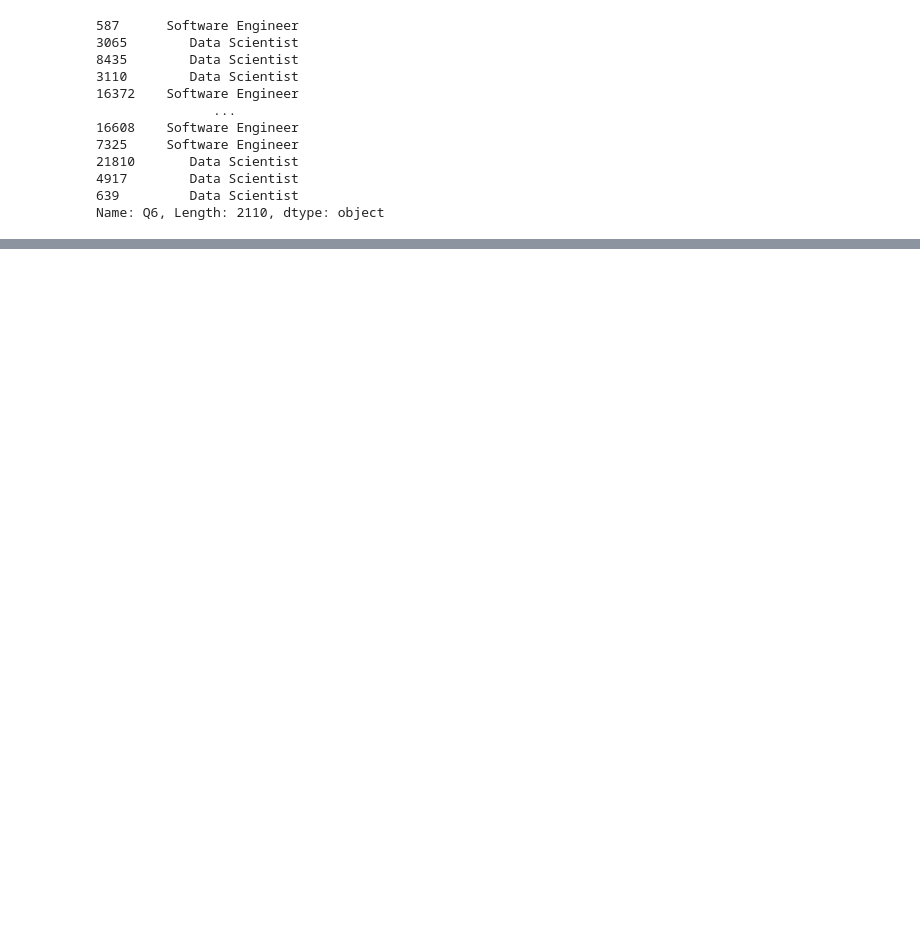
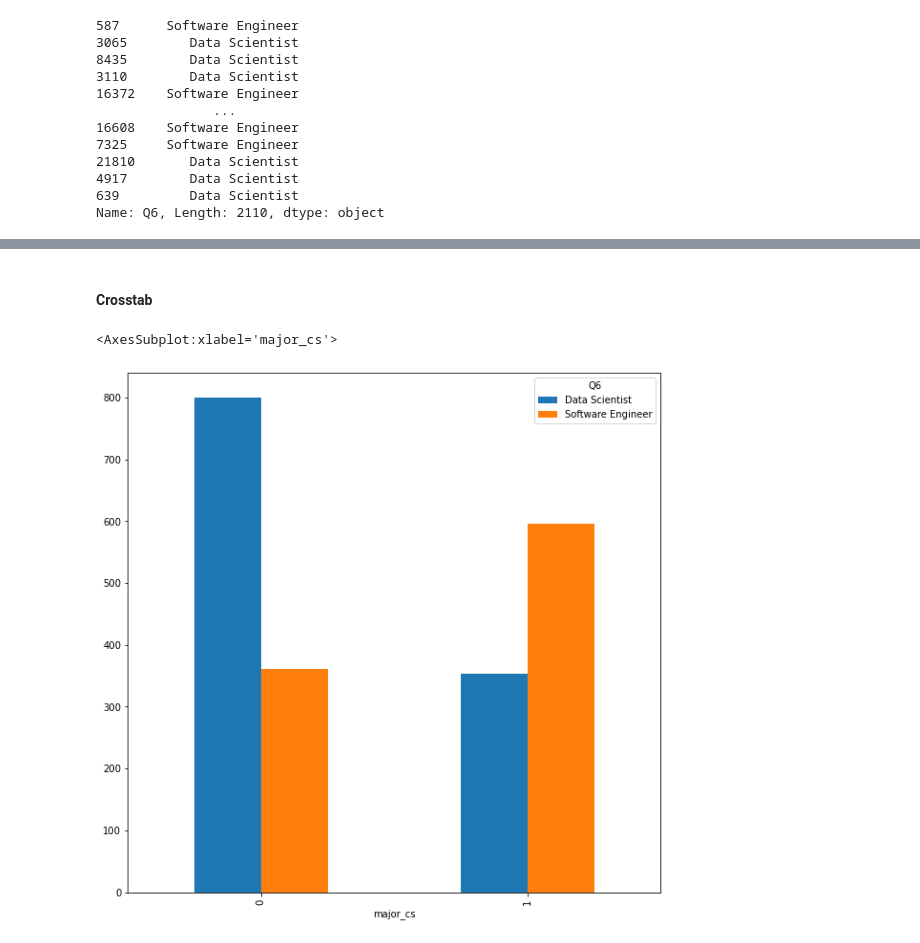
Before and after one commit to curtpond/xgboost, a Jupyter notebook: kaggle-survey.ipynb, the cells around one changed output, grey strips where cells are left out. Saved outputs shown, nothing was run; the diff lists cells and outputs as text; code cells hidden in the pictures; blank space fills up the shorter version.

```diff
--- a/kaggle-survey.ipynb
+++ b/kaggle-survey.ipynb
@@ -230,0 +278,11 @@ Name: Q6, Length: 2110, dtype: object
+# %% [markdown]
+#### Crosstab
+# %%
+fig, ax = plt.subplots(figsize=(10, 10)) # create a figure and axes
+(pd.crosstab(index=X_train['major_cs'], # use the X_train dataframe
+             columns=kag_y) # add the target variable
+             .plot.bar(ax=ax) # plot the bar chart
+             )
+# %% [output]
+<AxesSubplot:xlabel='major_cs'>
+[figure, added]
```
Also changed, not shown: parts of 10 cells of this notebook.
